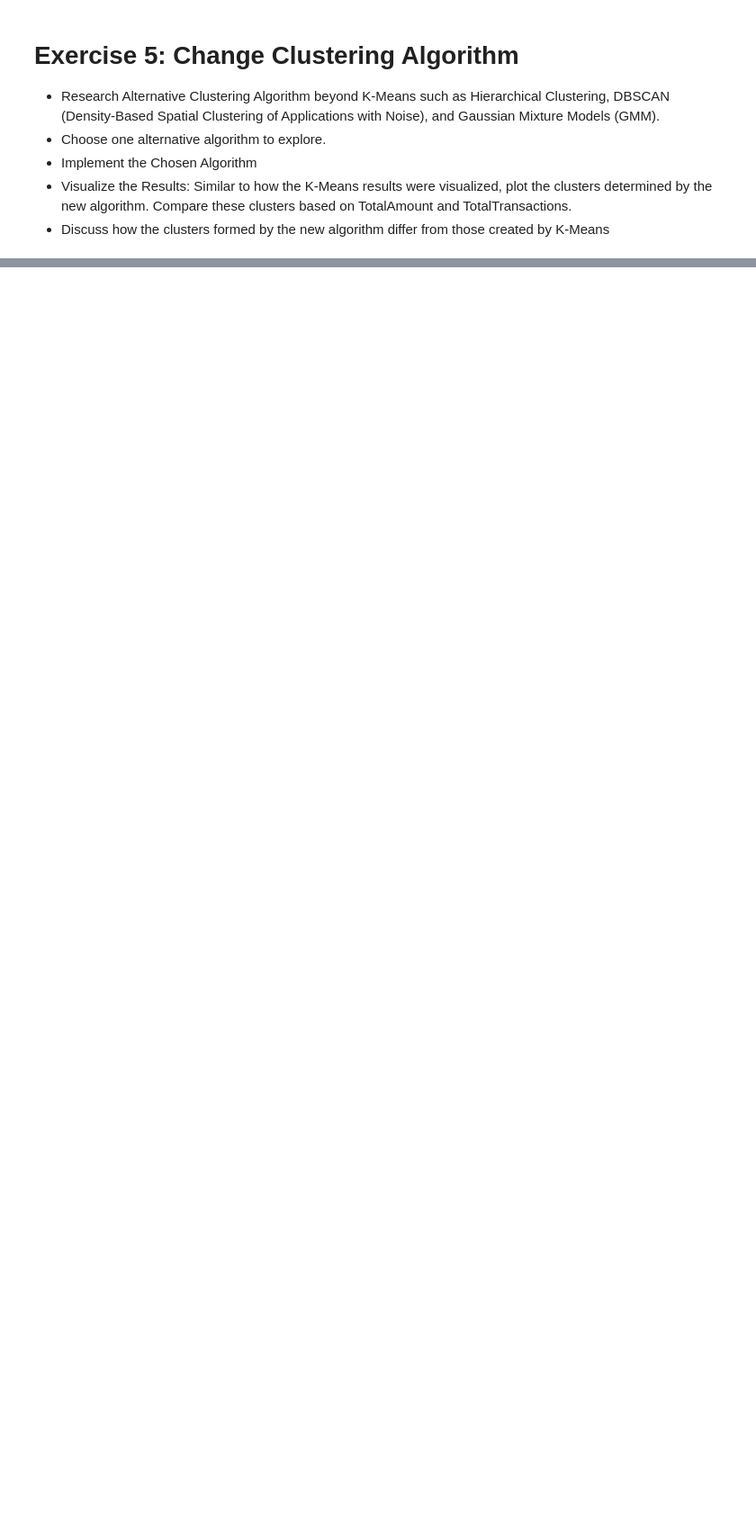
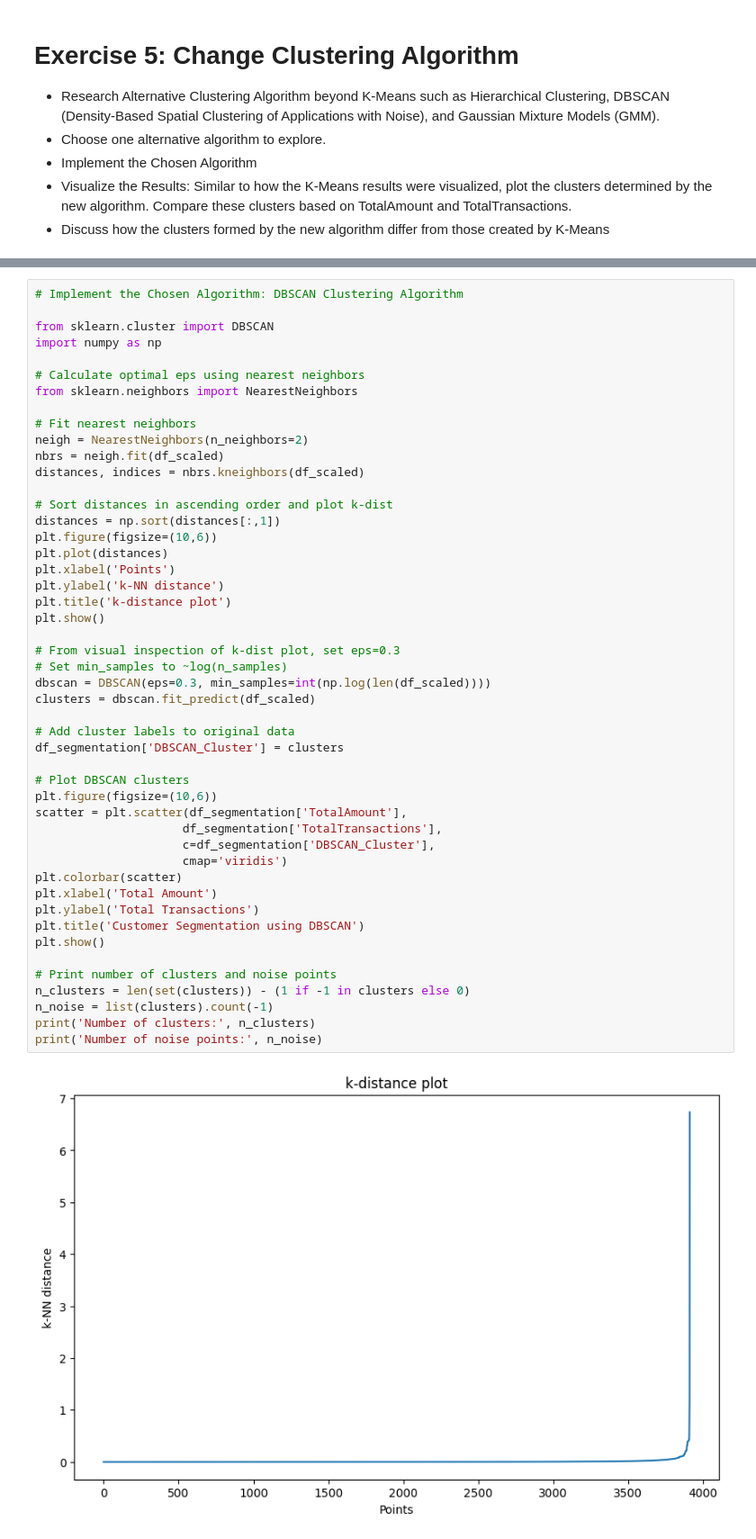
Before and after one commit to krishnaprasadpguptha/ML-full-code-oxford-session, a Jupyter notebook: ML full code oxford session/5. Unsupervised Learning - Clustering.ipynb, the cells around one changed output, grey strips where cells are left out. Shown at 90% size. Cells and saved outputs as stored; diff of their text form; blank space fills up the shorter version.

```diff
--- a/ML full code oxford session/5. Unsupervised Learning - Clustering.ipynb
+++ b/ML full code oxford session/5. Unsupervised Learning - Clustering.ipynb
@@ -178,0 +345,50 @@ plt.show()
+# %%
+# Implement the Chosen Algorithm: DBSCAN Clustering Algorithm
+
+from sklearn.cluster import DBSCAN
+import numpy as np
+
+# Calculate optimal eps using nearest neighbors
+from sklearn.neighbors import NearestNeighbors
+
+# Fit nearest neighbors
+neigh = NearestNeighbors(n_neighbors=2)
+nbrs = neigh.fit(df_scaled)
+distances, indices = nbrs.kneighbors(df_scaled)
+
+# Sort distances in ascending order and plot k-dist
+distances = np.sort(distances[:,1])
+plt.figure(figsize=(10,6))
+plt.plot(distances)
+plt.xlabel('Points')
+plt.ylabel('k-NN distance')
+plt.title('k-distance plot')
+plt.show()
+
+# From visual inspection of k-dist plot, set eps=0.3
+# Set min_samples to ~log(n_samples)
+dbscan = DBSCAN(eps=0.3, min_samples=int(np.log(len(df_scaled))))
+clusters = dbscan.fit_predict(df_scaled)
+
+# Add cluster labels to original data
+df_segmentation['DBSCAN_Cluster'] = clusters
+
+# Plot DBSCAN clusters
+plt.figure(figsize=(10,6))
+scatter = plt.scatter(df_segmentation['TotalAmount'],
+                     df_segmentation['TotalTransactions'],
+                     c=df_segmentation['DBSCAN_Cluster'],
+                     cmap='viridis')
+plt.colorbar(scatter)
+plt.xlabel('Total Amount')
+plt.ylabel('Total Transactions')
+plt.title('Customer Segmentation using DBSCAN')
+plt.show()
+
+# Print number of clusters and noise points
+n_clusters = len(set(clusters)) - (1 if -1 in clusters else 0)
+n_noise = list(clusters).count(-1)
+print('Number of clusters:', n_clusters)
+print('Number of noise points:', n_noise)
+# %% [output]
+[figure, added]
```
Also changed, not shown: parts of 19 cells of this notebook.
